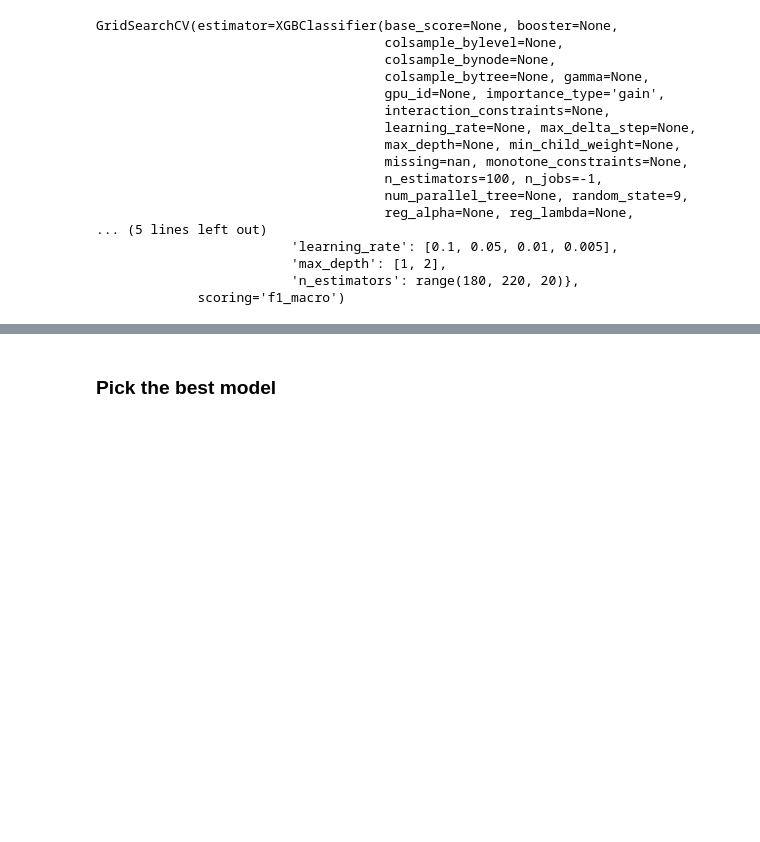
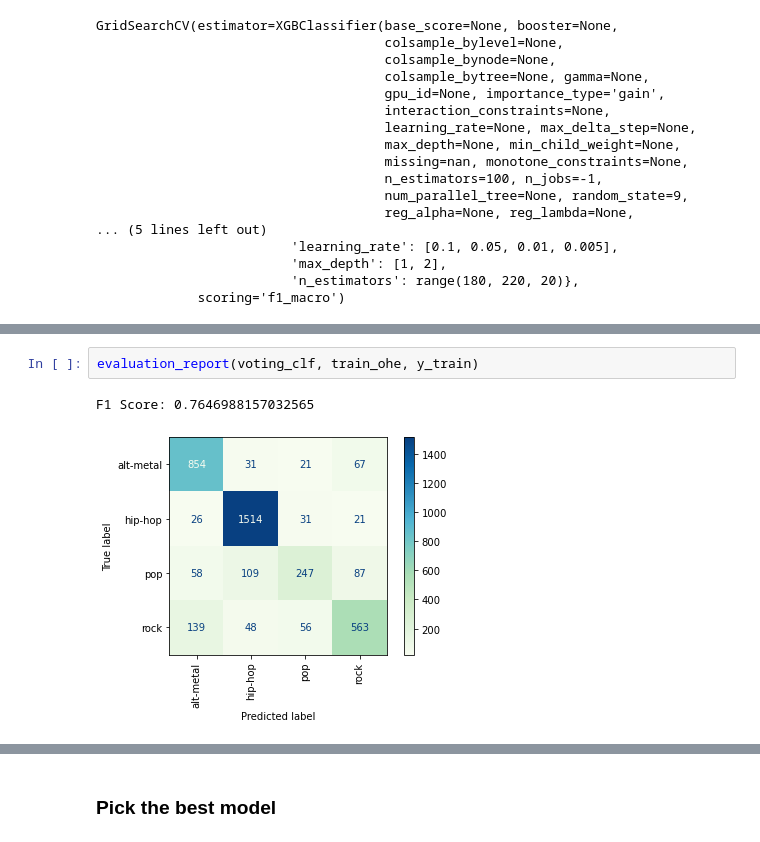
Before and after one commit to Hadryan/Music-Recommendation-System-24, a Jupyter notebook: Predict-Genre-Data-Modeling.ipynb, the cells around one changed output, grey strips where cells are left out. Drawn from its saved outputs; the diff is of its cells as text; blank space fills up the shorter version.

```diff
--- a/Predict-Genre-Data-Modeling.ipynb
+++ b/Predict-Genre-Data-Modeling.ipynb
@@ -496,0 +549,5 @@ F1 Score: 0.6664085968708471
+# %%
+evaluation_report(voting_clf, train_ohe, y_train)
+# %% [output]
+F1 Score: 0.7646988157032565
+[figure, added]
```
Also changed, not shown: parts of 54 cells of this notebook, 5 other files.
